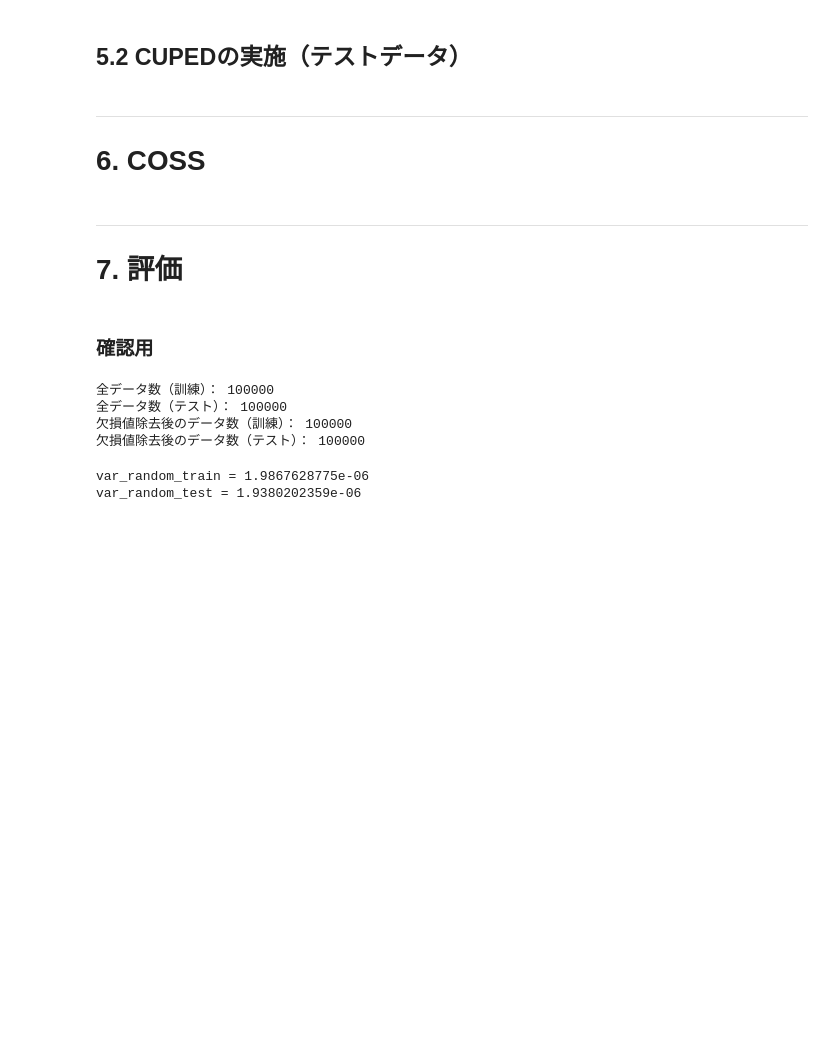
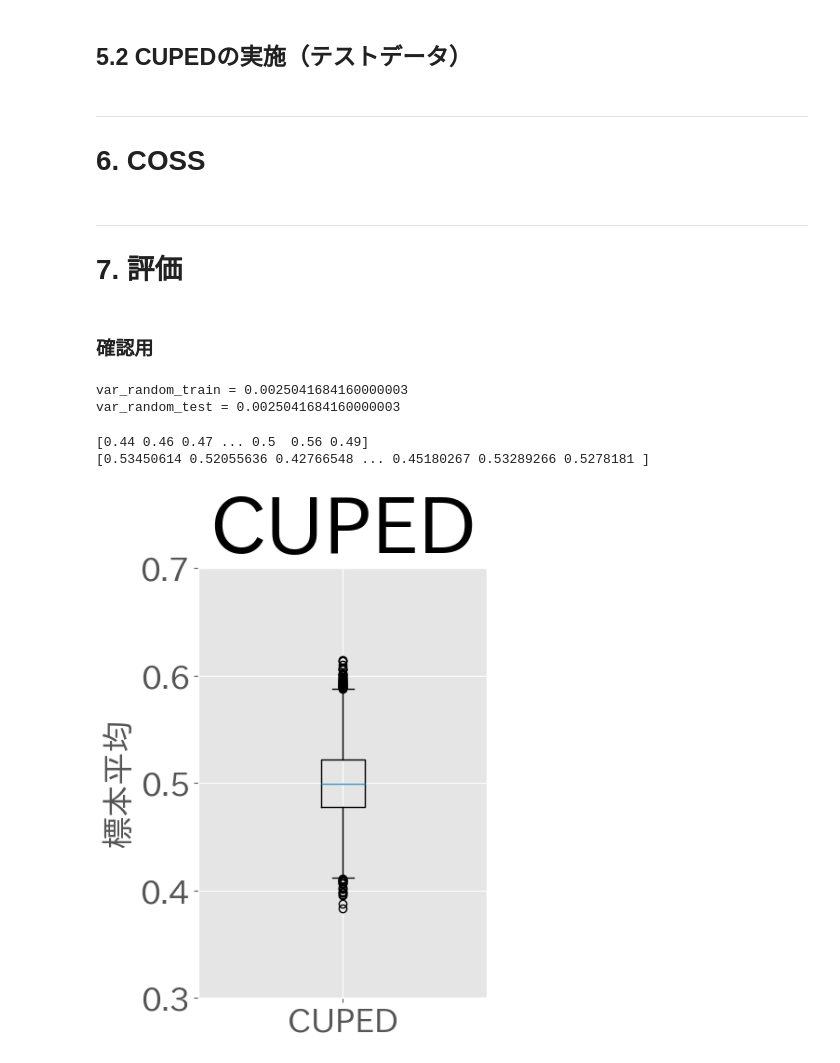
Before and after one commit to Monketu/ABtesting, a Jupyter notebook: notebook/CUPEDとCOSS_Criteo.ipynb, the cells around one changed output. Drawn from its saved outputs; the diff is of its cells as text; code cells hidden in the pictures; blank space fills up the shorter version.

```diff
--- a/notebook/CUPEDとCOSS_Criteo.ipynb
+++ b/notebook/CUPEDとCOSS_Criteo.ipynb
@@ -86,6 +86,9 @@ df_train = pd.concat([df_train_0, df_train_1])
 df_test = pd.concat([df_test_0, df_test_1])
 # %% [output]
 列名: ['f0', 'f1', 'f2', 'f3', 'f4', 'f5', 'f6', 'f7', 'f8', 'f9', 'f10', 'f11', 'treatment', 'conversion', 'visit', 'exposure']
+# %%
+df_train = df_train.apply(lambda col: pd.to_numeric(col, errors="coerce"))
+df_test = df_test.apply(lambda col: pd.to_numeric(col, errors="coerce"))
 # %% [markdown]
 ## 3.3 X, y に分割
 # %%
@@ -152,7 +155,7 @@ def cauculate_var_cuped(
     # 標本分散を計算
     variance = np.var(sample_means)
 
-    return variance
+    return variance, sample_means
 # %% [markdown]
 -------------------
 # 6. COSS
@@ -217,7 +216,7 @@ VAR_RANDOM_TEST = cauculate_var_random(
     y=y_test, seed=SEED, n_trials=N_TRIALS, sample_size=SAMPLE_SIZE
 )
 
-var_cuped_train = cauculate_var_cuped(
+var_cuped_train, _ = cauculate_var_cuped(
     X=X_train,
     y=y_train,
     seed=SEED,
@@ -227,7 +226,7 @@ var_cuped_train = cauculate_var_cuped(
     n_trials=N_TRIALS,
 )
 
-var_cuped_test = cauculate_var_cuped(
+var_cuped_test, Y_HATS_CUPED = cauculate_var_cuped(
     X=X_test,
     y=y_test,
     seed=SEED,
@@ -237,7 +236,7 @@ var_cuped_test = cauculate_var_cuped(
     n_trials=N_TRIALS,
 )
 
-var_coss_train_t, var_coss_train_c = cauculate_var_coss(
+var_coss_train_t, var_coss_train_c, _ = cauculate_var_coss(
     X=X_train,
     y=y_train,
     seed=SEED,
@@ -246,7 +245,7 @@ var_coss_train_t, var_coss_train_c = cauculate_var_coss(
     n_trials=N_TRIALS,
 )
 
-var_coss_test_t, var_coss_test_c = cauculate_var_coss(
+var_coss_test_t, var_coss_test_c, Y_HATS_COSS = cauculate_var_coss(
     X=X_test,
     y=y_test,
     seed=SEED,
@@ -256,19 +255,33 @@ var_coss_test_t, var_coss_test_c = cauculate_var_coss(
 )
 # %% [markdown]
 ### 確認用
-# %%
-print("全データ数（訓練）：", len(df_train))
-print("全データ数（テスト）：", len(df_test))
-print("欠損値除去後のデータ数（訓練）：", len(df_train_clean))
-print("欠損値除去後のデータ数（テスト）：", len(df_test_clean))
-# %% [output]
-全データ数（訓練）： 100000
-全データ数（テスト）： 100000
-欠損値除去後のデータ数（訓練）： 100000
-欠損値除去後のデータ数（テスト）： 100000
 # %%
 print("var_random_train =", VAR_RANDOM_TRAIN)
 print("var_random_test =", VAR_RANDOM_TEST)
 # %% [output]
-var_random_train = 1.9867628775e-06
-var_random_test = 1.9380202359e-06
+var_random_train = 0.0025041684160000003
+var_random_test = 0.0025041684160000003
+# %%
+print(Y_HATS_COSS)
+print(Y_HATS_CUPED)
+# %% [output]
+[0.44 0.46 0.47 ... 0.5  0.56 0.49]
+[0.53450614 0.52055636 0.42766548 ... 0.45180267 0.53289266 0.5278181 ]
+# %%
+# データをリストに変換
+data = Y_HATS_CUPED
+
+# 箱ひげ図を作成
+plt.figure(figsize=(4, 6))
+plt.boxplot(data, labels=["CUPED"])
+
+# 図のタイトルとラベル
+plt.title("CUPED", fontsize=60)
+plt.ylabel("標本平均", fontsize=25)
+plt.tick_params(axis="both", labelsize=25)
+plt.ylim(0.3, 0.7)
+
+# グラフを表示
+plt.show()
+# %% [output]
+[figure, added]
```
Also changed, not shown: parts of 6 cells of this notebook, 3 other files.
